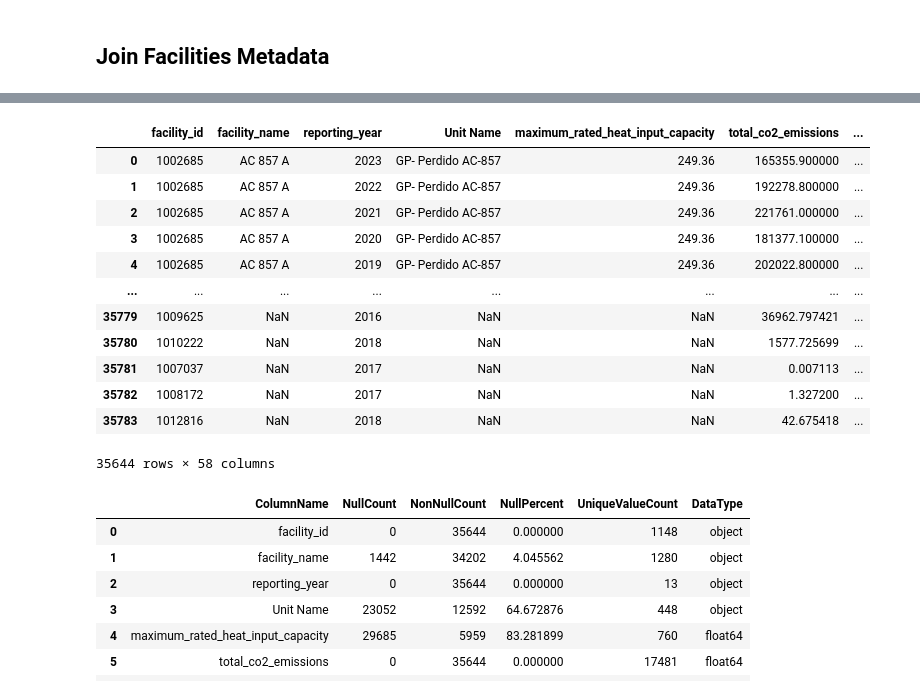
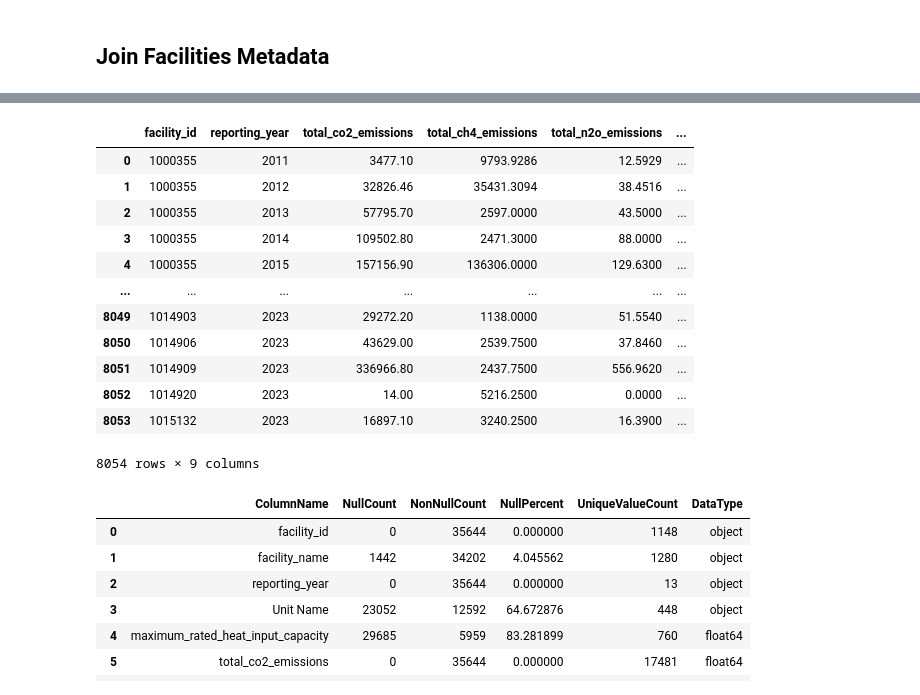
Before and after one commit to shankze/okc_facilities_data, a Jupyter notebook: OKC_Facilities.ipynb, the cells around one changed output, grey strips where cells are left out. Drawn from its saved outputs; the diff is of its cells as text; code cells hidden in the pictures.

Commit message:
validation

```diff
--- a/OKC_Facilities.ipynb
+++ b/OKC_Facilities.ipynb
@@ -84,7 +84,7 @@ required_subsectors = ['PROD_OFF','PROD_ON']
 # filter by 3 required subsectors
 facilities_master_df = facilities_master_df[facilities_master_df['Abbr'].isin(required_subsectors)]
 facilities_master_df['sub_sector'] = facilities_master_df['Abbr'].map(sub_sector_dict)
-facilities_master_df = facilities_master_df.rename(columns={'GHG QUANTITY (METRIC TONS CO2e)':'GHG QUANTITY'})
+facilities_master_df = facilities_master_df.rename(columns={'GHG QUANTITY (METRIC TONS CO2e)':'FACILITY_WIDE_GHG_QUANTITY'})
 facilities_master_df = facilities_master_df.rename(columns={'GHGRP ID':'facility_id','REPORTING YEAR':'reporting_year'})
 facilities_master_df = facilities_master_df.drop(['FACILITY NAME','SUBPARTS'],axis=1)
 # %%
@@ -389,3 +391,6 @@ generate_column_info(df)
 # %%
-df = df[df['GHG QUANTITY']>0]
-#df = df.drop(columns=['GHGRP ID','REPORTING YEAR'])
+
+validation_df = df
+validation_df = validation_df[['facility_id','reporting_year','total_co2_emissions','total_ch4_emissions','total_n2o_emissions','total_ghg_emissions']]
+validation_df=validation_df.groupby(['facility_id','reporting_year']).sum().reset_index()
+#validation_df
@@ -391,0 +411,3 @@ df = df[df['GHG QUANTITY']>0]
+# %%
+validation_df = pd.merge(validation_df,facilities_master_df[['facility_id','reporting_year','FACILITY_WIDE_GHG_QUANTITY']],how='left',on=['facility_id','reporting_year'])
+#validation_df
@@ -392,21 +428,21 @@ df = df[df['GHG QUANTITY']>0]
 # %%
-df['diff'] = (df['GHG QUANTITY']-df['total_ghg_emissions']).abs()
-df['diff_percent_GHG']=100*df['diff']/df['GHG QUANTITY']
-df
+validation_df['diff'] = (validation_df['FACILITY_WIDE_GHG_QUANTITY']-validation_df['total_ghg_emissions']).abs()
+validation_df['diff_percent_GHG']=100*validation_df['diff']/validation_df['FACILITY_WIDE_GHG_QUANTITY']
+validation_df.to_csv('output_validation.csv', index=False)
 # %% [output]
-|  | facility_id | facility_name | reporting_year | Unit Name | maximum_rated_heat_input_capacity | total_co2_emissions | ... |
-| 0 | 1002685 | AC 857 A | 2023 | GP- Perdido AC-857 | 249.36 | 165355.900000 | ... |
-| 1 | 1002685 | AC 857 A | 2022 | GP- Perdido AC-857 | 249.36 | 192278.800000 | ... |
-| 2 | 1002685 | AC 857 A | 2021 | GP- Perdido AC-857 | 249.36 | 221761.000000 | ... |
-| 3 | 1002685 | AC 857 A | 2020 | GP- Perdido AC-857 | 249.36 | 181377.100000 | ... |
-| 4 | 1002685 | AC 857 A | 2019 | GP- Perdido AC-857 | 249.36 | 202022.800000 | ... |
-| ... | ... | ... | ... | ... | ... | ... | ... |
-| 35779 | 1009625 | NaN | 2016 | NaN | NaN | 36962.797421 | ... |
-| 35780 | 1010222 | NaN | 2018 | NaN | NaN | 1577.725699 | ... |
-| 35781 | 1007037 | NaN | 2017 | NaN | NaN | 0.007113 | ... |
-| 35782 | 1008172 | NaN | 2017 | NaN | NaN | 1.327200 | ... |
-| 35783 | 1012816 | NaN | 2018 | NaN | NaN | 42.675418 | ... |
+|  | facility_id | reporting_year | total_co2_emissions | total_ch4_emissions | total_n2o_emissions | ... |
+| 0 | 1000355 | 2011 | 3477.10 | 9793.9286 | 12.5929 | ... |
+| 1 | 1000355 | 2012 | 32826.46 | 35431.3094 | 38.4516 | ... |
+| 2 | 1000355 | 2013 | 57795.70 | 2597.0000 | 43.5000 | ... |
+| 3 | 1000355 | 2014 | 109502.80 | 2471.3000 | 88.0000 | ... |
+| 4 | 1000355 | 2015 | 157156.90 | 136306.0000 | 129.6300 | ... |
+| ... | ... | ... | ... | ... | ... | ... |
+| 8049 | 1014903 | 2023 | 29272.20 | 1138.0000 | 51.5540 | ... |
+| 8050 | 1014906 | 2023 | 43629.00 | 2539.7500 | 37.8460 | ... |
+| 8051 | 1014909 | 2023 | 336966.80 | 2437.7500 | 556.9620 | ... |
+| 8052 | 1014920 | 2023 | 14.00 | 5216.2500 | 0.0000 | ... |
+| 8053 | 1015132 | 2023 | 16897.10 | 3240.2500 | 16.3900 | ... |
-35644 rows × 58 columns
+8054 rows × 9 columns
 # %%
 generate_column_info(df)
 # %% [output]
```
Also changed, not shown: parts of 5 cells of this notebook, 2 other files.
